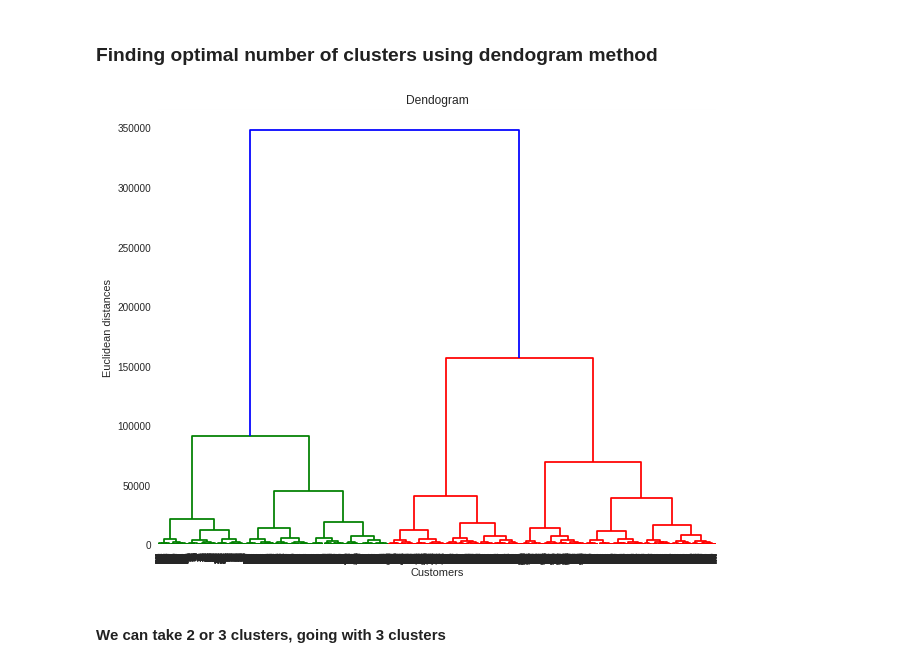
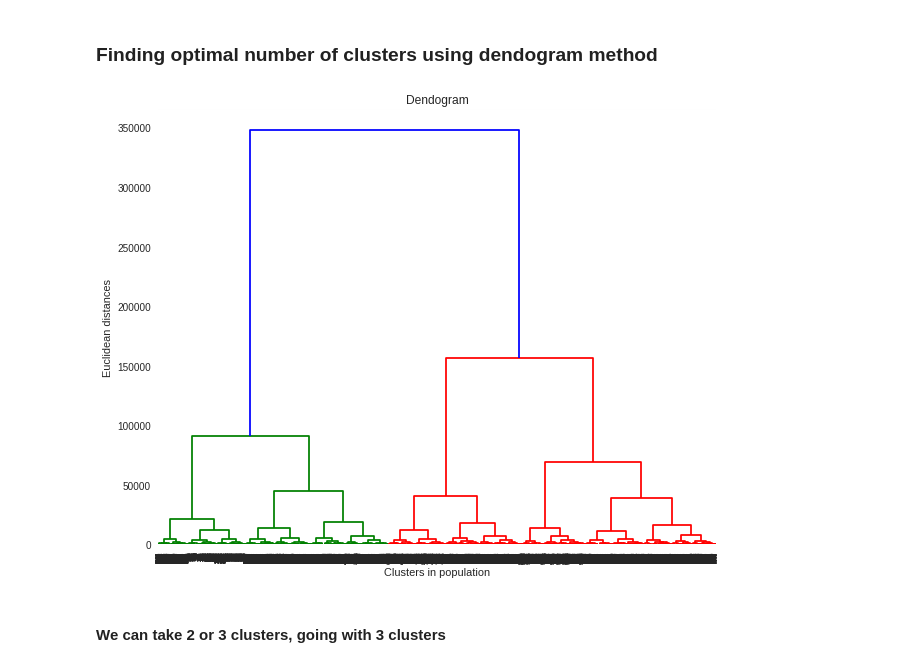
Before and after one commit to vaibhavyesalwad/Machine-Learning-using-libraries, a Jupyter notebook: Clustering/Hierarchical Clustering/02_US_Census_clustering.ipynb, the cells around one changed output. Cells and saved outputs as stored; diff of their text form; code cells hidden in the pictures.

Commit message:
Refactored: changed xlabel of dendogram

```diff
--- a/Clustering/Hierarchical Clustering/02_US_Census_clustering.ipynb
+++ b/Clustering/Hierarchical Clustering/02_US_Census_clustering.ipynb
@@ -74,15 +74,15 @@ x_values = census_data.values
 # %%
 import scipy.cluster.hierarchy as sch
 
 plt.style.use('seaborn')
 plt.figure(figsize=(10,8))
 dendogram = sch.dendrogram(sch.linkage(x_values, method='ward'))
 plt.title('Dendogram')
-plt.xlabel('Customers')
+plt.xlabel('Clusters in population')
 plt.ylabel('Euclidean distances')
 plt.show()
 # %% [output]
-[figure, old version]
+[figure, new version]
 # %% [markdown]
 #### We can take 2 or 3 clusters, going with 3 clusters
 # %% [markdown]
```
